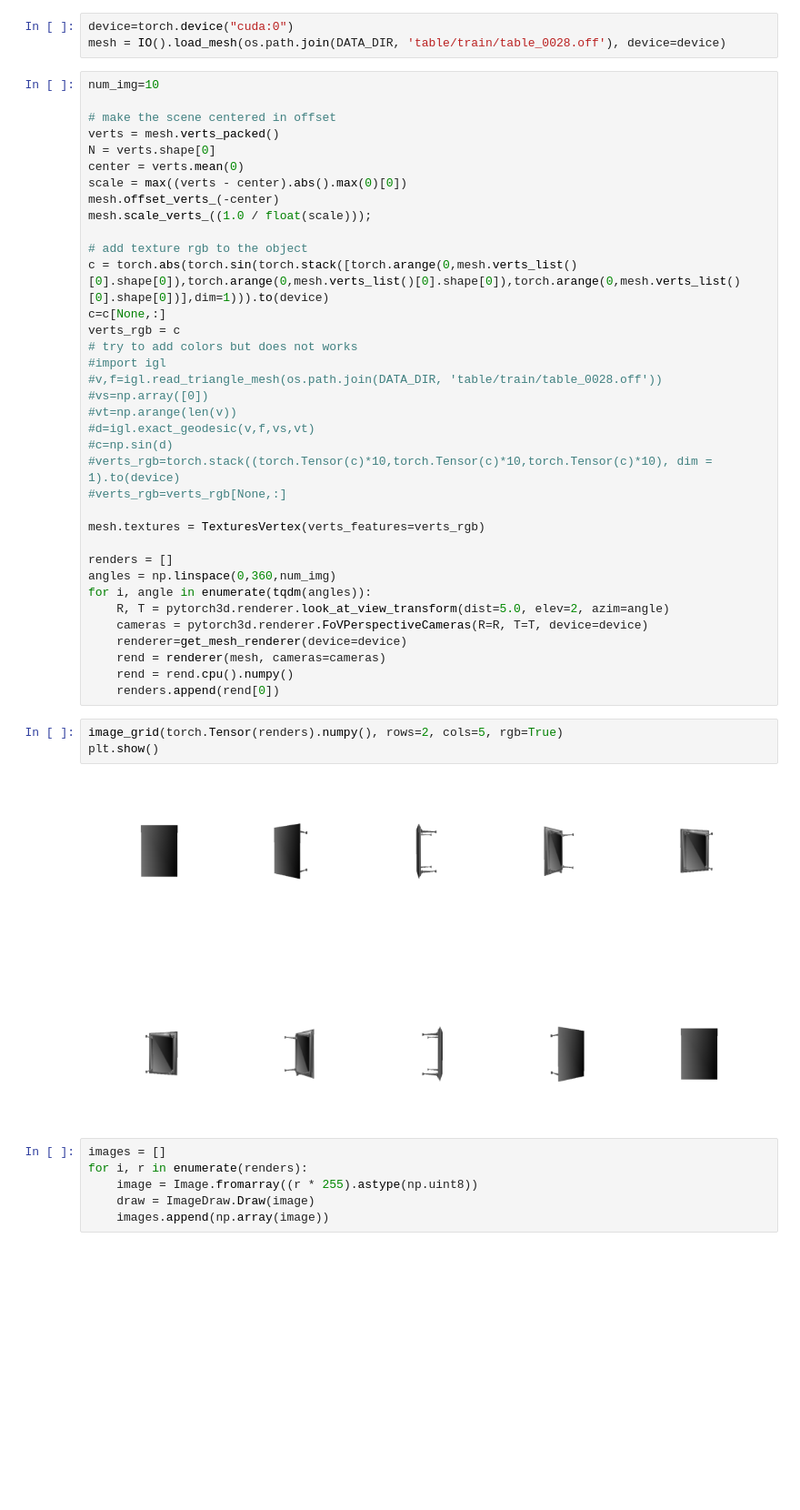
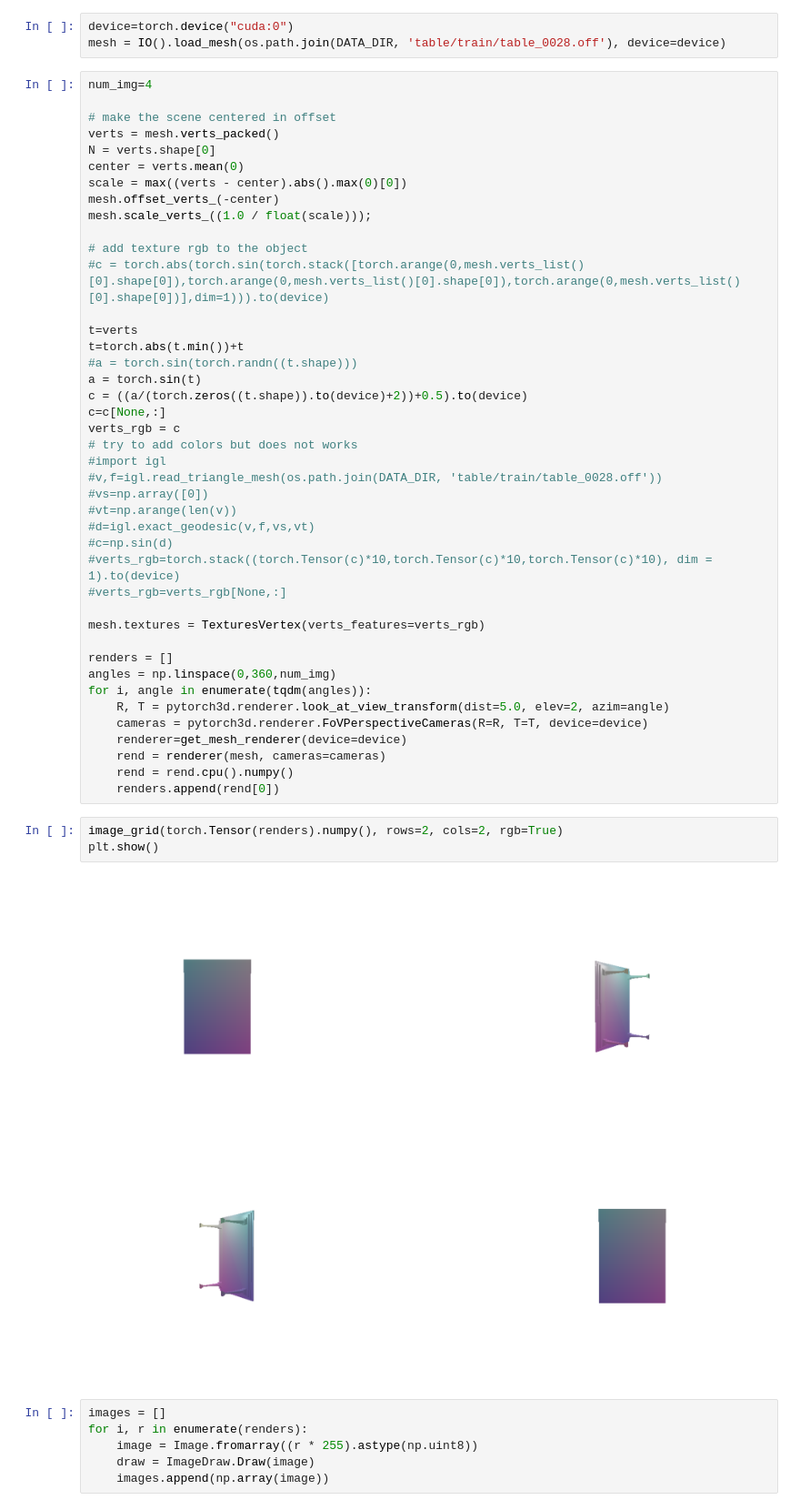
Before and after one commit to r1cc4r2o/point-e, a Jupyter notebook: pointrender.ipynb, the cells around one changed output. Shown at 91% size. Saved outputs shown, nothing was run; the diff lists cells and outputs as text; blank space fills up the shorter version.

Commit message:
update point render and add pointeval

```diff
--- a/pointrender.ipynb
+++ b/pointrender.ipynb
@@ -397,7 +394,7 @@ def get_mesh_renderer(image_size=512, lights=None, device=None):
 device=torch.device("cuda:0")
 mesh = IO().load_mesh(os.path.join(DATA_DIR, 'table/train/table_0028.off'), device=device)
 # %%
-num_img=10
+num_img=4
 
 # make the scene centered in offset
 verts = mesh.verts_packed()
@@ -408,7 +405,13 @@ mesh.offset_verts_(-center)
 mesh.scale_verts_((1.0 / float(scale)));
 
 # add texture rgb to the object
-c = torch.abs(torch.sin(torch.stack([torch.arange(0,mesh.verts_list()[0].shape[0]),torch.arange(0,mesh.verts_list()[0].shape[0]),torch.arange(0,mesh.verts_list()[0].shape[0])],dim=1))).to(device)
+#c = torch.abs(torch.sin(torch.stack([torch.arange(0,mesh.verts_list()[0].shape[0]),torch.arange(0,mesh.verts_list()[0].shape[0]),torch.arange(0,mesh.verts_list()[0].shape[0])],dim=1))).to(device)
+
+t=verts
+t=torch.abs(t.min())+t
+#a = torch.sin(torch.randn((t.shape)))
+a = torch.sin(t)
+c = ((a/(torch.zeros((t.shape)).to(device)+2))+0.5).to(device)
 c=c[None,:]
 verts_rgb = c
 # try to add colors but does not works
@@ -433,10 +436,10 @@ for i, angle in enumerate(tqdm(angles)):
     rend = rend.cpu().numpy()
     renders.append(rend[0])
 # %%
-image_grid(torch.Tensor(renders).numpy(), rows=2, cols=5, rgb=True)
+image_grid(torch.Tensor(renders).numpy(), rows=2, cols=2, rgb=True)
 plt.show()
 # %% [output]
-[figure, old version]
+[figure, new version]
 # %%
 images = []
 for i, r in enumerate(renders):
```
Also changed, not shown: parts of 39 cells of this notebook, 1 other file.
